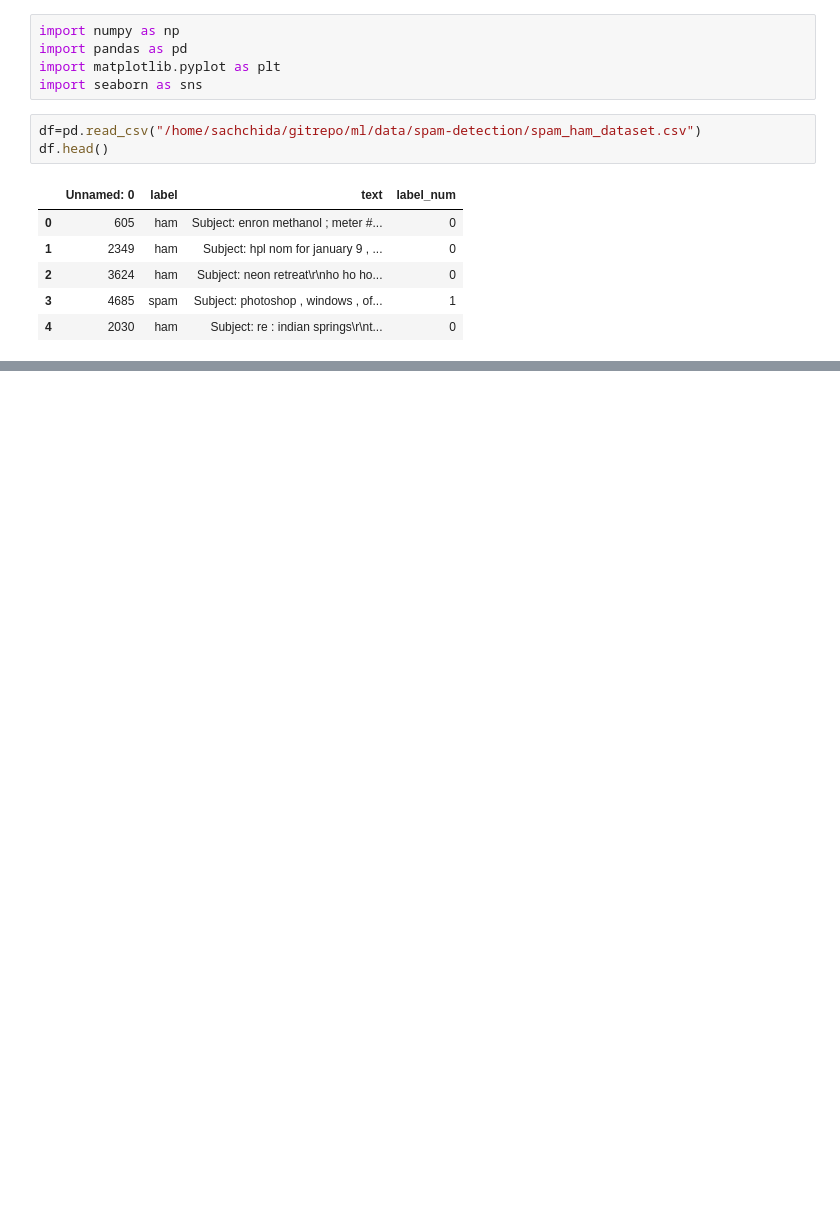
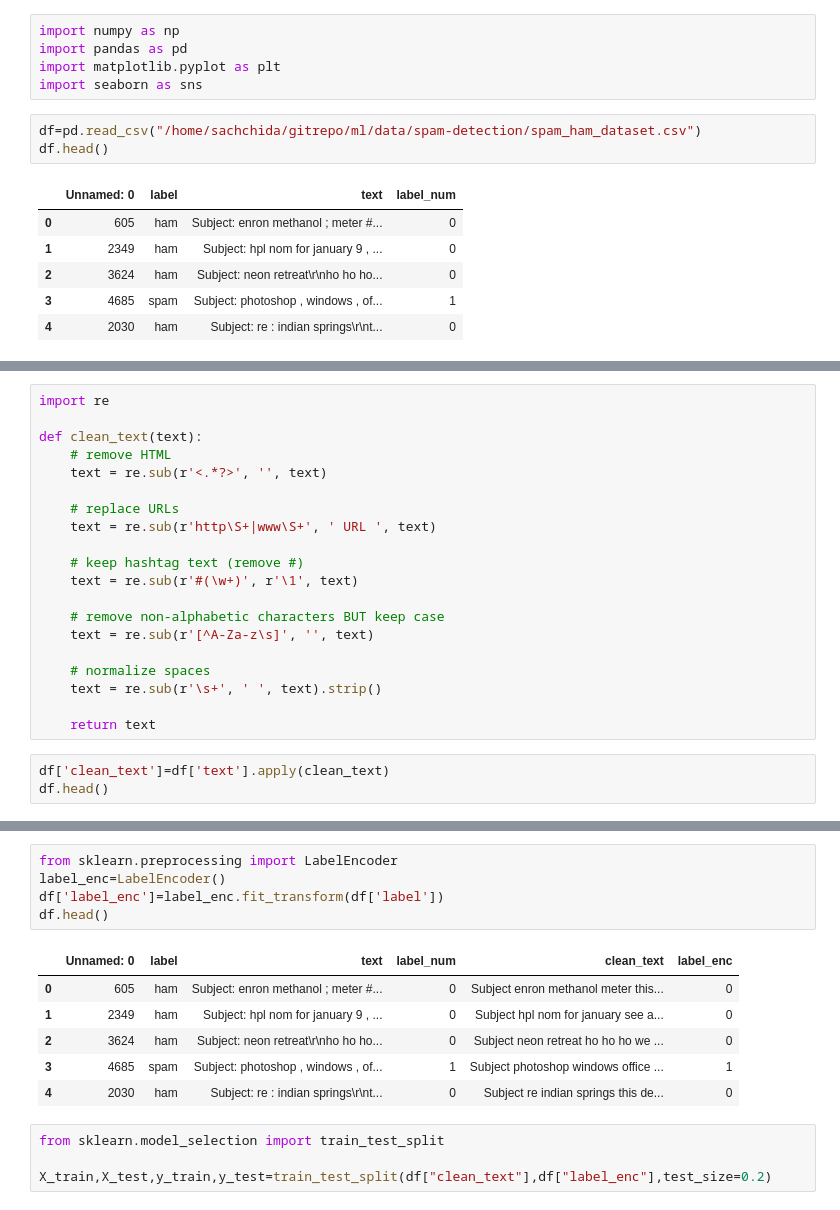
Before and after one commit to sachialgoexpert/ml, a Jupyter notebook: src/nlp/spam-detection/spam-ham-detection.ipynb, the cells around one changed output, grey strips where cells are left out. Drawn from its saved outputs; the diff is of its cells as text; blank space fills up the shorter version.

```diff
--- a/src/nlp/spam-detection/spam-ham-detection.ipynb
+++ b/src/nlp/spam-detection/spam-ham-detection.ipynb
@@ -15,0 +23,23 @@ df.head()
+# %%
+import re
+
+def clean_text(text):
+    # remove HTML
+    text = re.sub(r'<.*?>', '', text)
+
+    # replace URLs
+    text = re.sub(r'http\S+|www\S+', ' URL ', text)
+
+    # keep hashtag text (remove #)
+    text = re.sub(r'#(\w+)', r'\1', text)
+
+    # remove non-alphabetic characters BUT keep case
+    text = re.sub(r'[^A-Za-z\s]', '', text)
+
+    # normalize spaces
+    text = re.sub(r'\s+', ' ', text).strip()
+
+    return text
+# %%
+df['clean_text']=df['text'].apply(clean_text)
+df.head()
@@ -15,0 +53,16 @@ df.head()
+# %%
+from sklearn.preprocessing import LabelEncoder
+label_enc=LabelEncoder()
+df['label_enc']=label_enc.fit_transform(df['label'])
+df.head()
+# %% [output]
+|  | Unnamed: 0 | label | text | label_num | clean_text | label_enc |
+| 0 | 605 | ham | Subject: enron methanol ; meter #... | 0 | Subject enron methanol meter this... | 0 |
+| 1 | 2349 | ham | Subject: hpl nom for january 9 , ... | 0 | Subject hpl nom for january see a... | 0 |
+| 2 | 3624 | ham | Subject: neon retreat\r\nho ho ho... | 0 | Subject neon retreat ho ho ho we ... | 0 |
+| 3 | 4685 | spam | Subject: photoshop , windows , of... | 1 | Subject photoshop windows office ... | 1 |
+| 4 | 2030 | ham | Subject: re : indian springs\r\nt... | 0 | Subject re indian springs this de... | 0 |
+# %%
+from sklearn.model_selection import train_test_split
+
+X_train,X_test,y_train,y_test=train_test_split(df["clean_text"],df["label_enc"],test_size=0.2)
```
Also changed, not shown: parts of 8 cells of this notebook.
